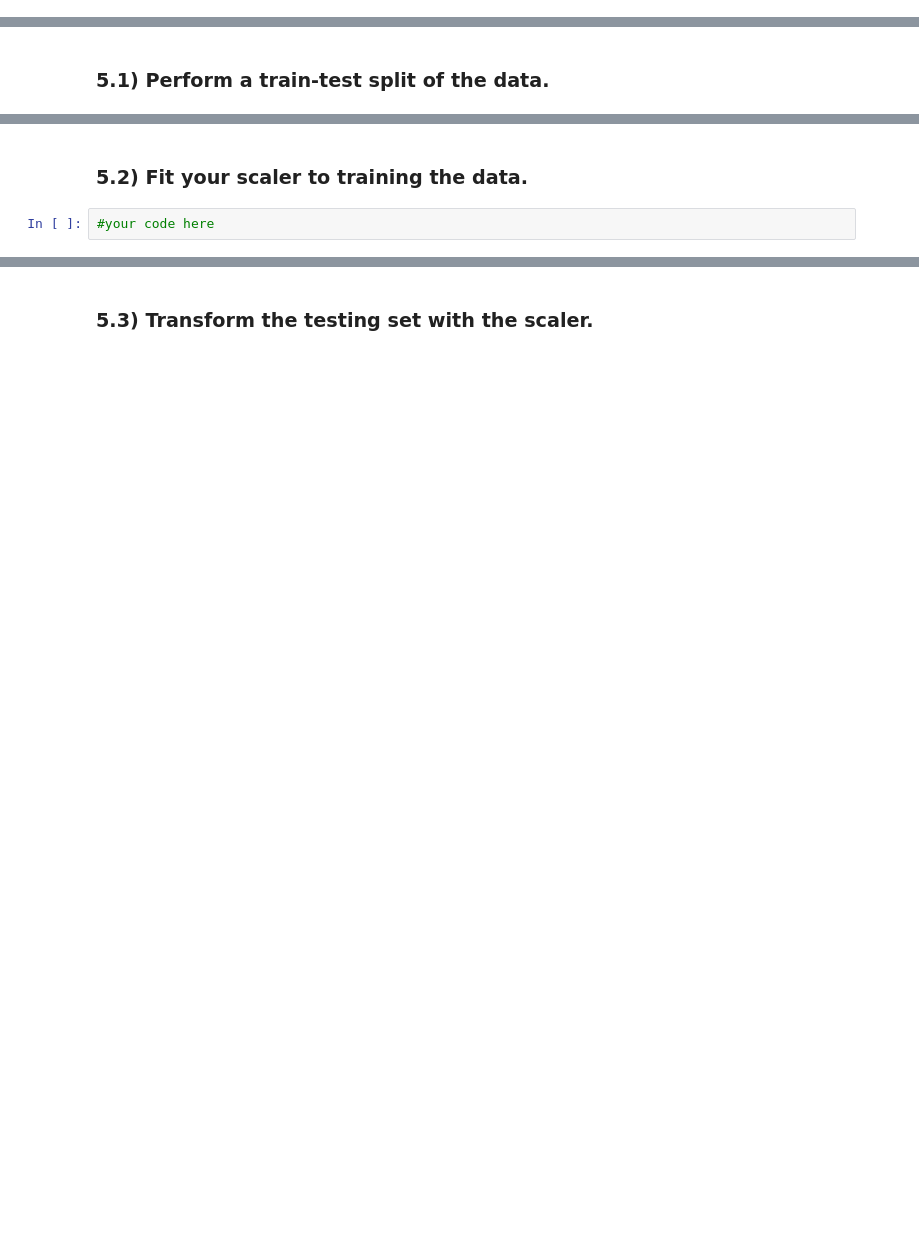
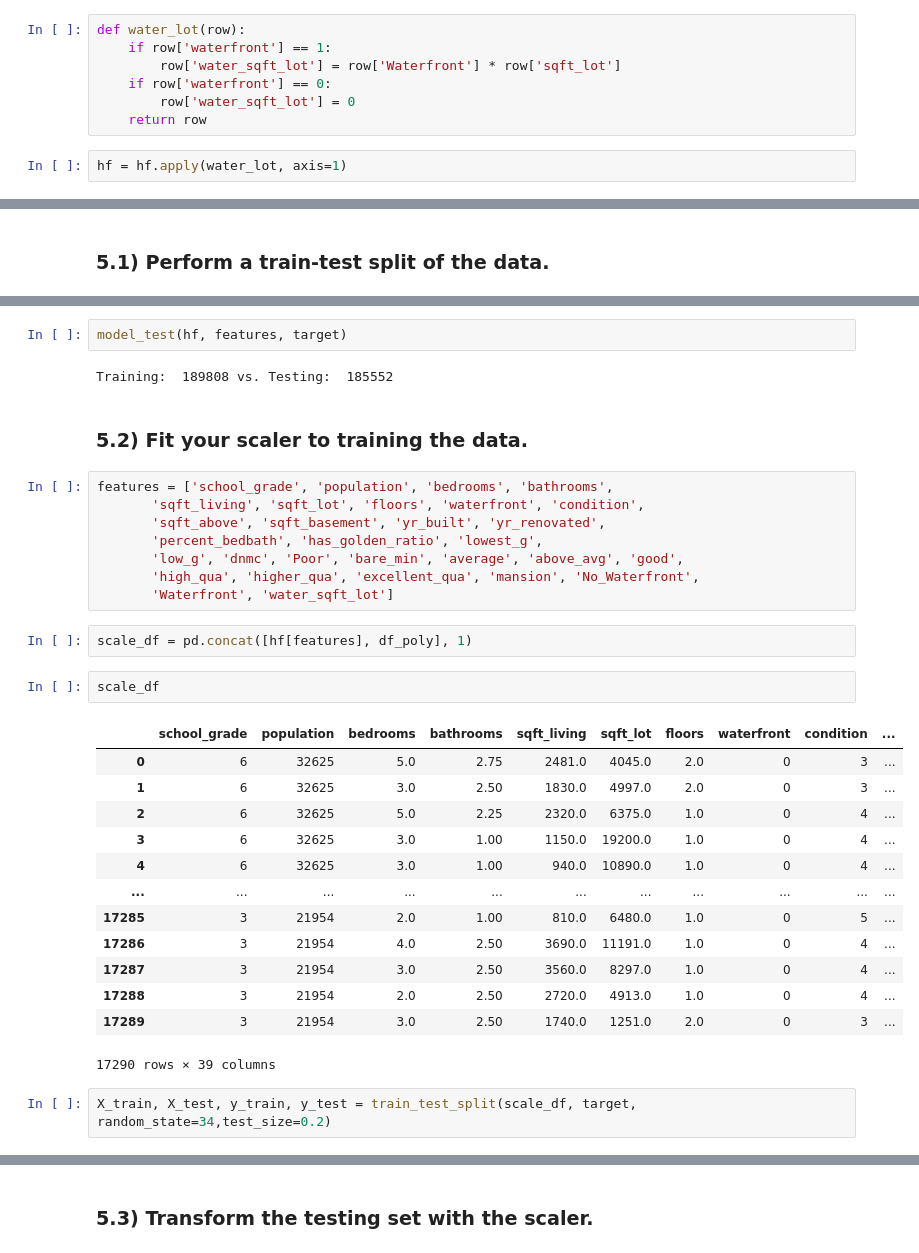
Before and after one commit to Astroraf/Housing_Predictions_Model, a Jupyter notebook: working_notebooks/play_bakeoff_modeling_process.ipynb, the cells around one changed output, grey strips where cells are left out. Saved outputs shown, nothing was run; the diff lists cells and outputs as text; blank space fills up the shorter version.

Commit message:
Poly, Scaling, Wrapper and F-test

```diff
--- a/working_notebooks/play_bakeoff_modeling_process.ipynb
+++ b/working_notebooks/play_bakeoff_modeling_process.ipynb
@@ -516,0 +705,9 @@ After doing this, you will want to go back to steps 2 and 3 to investigate these
+# %%
+def water_lot(row):
+    if row['waterfront'] == 1:
+        row['water_sqft_lot'] = row['Waterfront'] * row['sqft_lot']
+    if row['waterfront'] == 0:
+        row['water_sqft_lot'] = 0
+    return row
+# %%
+hf = hf.apply(water_lot, axis=1)
@@ -525,4 +788,34 @@ If you plan on doing any scaling of your data, make sure it is done at the appro
+# %%
+model_test(hf, features, target)
+# %% [output]
+Training:  189808 vs. Testing:  185552
 # %% [markdown]
 ### 5.2) Fit your scaler to training the data.
-# %%
-#your code here
+# %%
+features = ['school_grade', 'population', 'bedrooms', 'bathrooms',
+       'sqft_living', 'sqft_lot', 'floors', 'waterfront', 'condition',
+       'sqft_above', 'sqft_basement', 'yr_built', 'yr_renovated',
+       'percent_bedbath', 'has_golden_ratio', 'lowest_g',
+       'low_g', 'dnmc', 'Poor', 'bare_min', 'average', 'above_avg', 'good',
+       'high_qua', 'higher_qua', 'excellent_qua', 'mansion', 'No_Waterfront',
+       'Waterfront', 'water_sqft_lot']
+# %%
+scale_df = pd.concat([hf[features], df_poly], 1)
+# %%
+scale_df
+# %% [output]
+|  | school_grade | population | bedrooms | bathrooms | sqft_living | sqft_lot | floors | waterfront | condition | ... |
+| 0 | 6 | 32625 | 5.0 | 2.75 | 2481.0 | 4045.0 | 2.0 | 0 | 3 | ... |
+| 1 | 6 | 32625 | 3.0 | 2.50 | 1830.0 | 4997.0 | 2.0 | 0 | 3 | ... |
+| 2 | 6 | 32625 | 5.0 | 2.25 | 2320.0 | 6375.0 | 1.0 | 0 | 4 | ... |
+| 3 | 6 | 32625 | 3.0 | 1.00 | 1150.0 | 19200.0 | 1.0 | 0 | 4 | ... |
+| 4 | 6 | 32625 | 3.0 | 1.00 | 940.0 | 10890.0 | 1.0 | 0 | 4 | ... |
+| ... | ... | ... | ... | ... | ... | ... | ... | ... | ... | ... |
+| 17285 | 3 | 21954 | 2.0 | 1.00 | 810.0 | 6480.0 | 1.0 | 0 | 5 | ... |
+| 17286 | 3 | 21954 | 4.0 | 2.50 | 3690.0 | 11191.0 | 1.0 | 0 | 4 | ... |
+| 17287 | 3 | 21954 | 3.0 | 2.50 | 3560.0 | 8297.0 | 1.0 | 0 | 4 | ... |
+| 17288 | 3 | 21954 | 2.0 | 2.50 | 2720.0 | 4913.0 | 1.0 | 0 | 4 | ... |
+| 17289 | 3 | 21954 | 3.0 | 2.50 | 1740.0 | 1251.0 | 2.0 | 0 | 3 | ... |
+17290 rows × 39 columns
+# %%
+X_train, X_test, y_train, y_test = train_test_split(scale_df, target, random_state=34,test_size=0.2)
```
Also changed, not shown: parts of 180 cells of this notebook, 3 other files.
